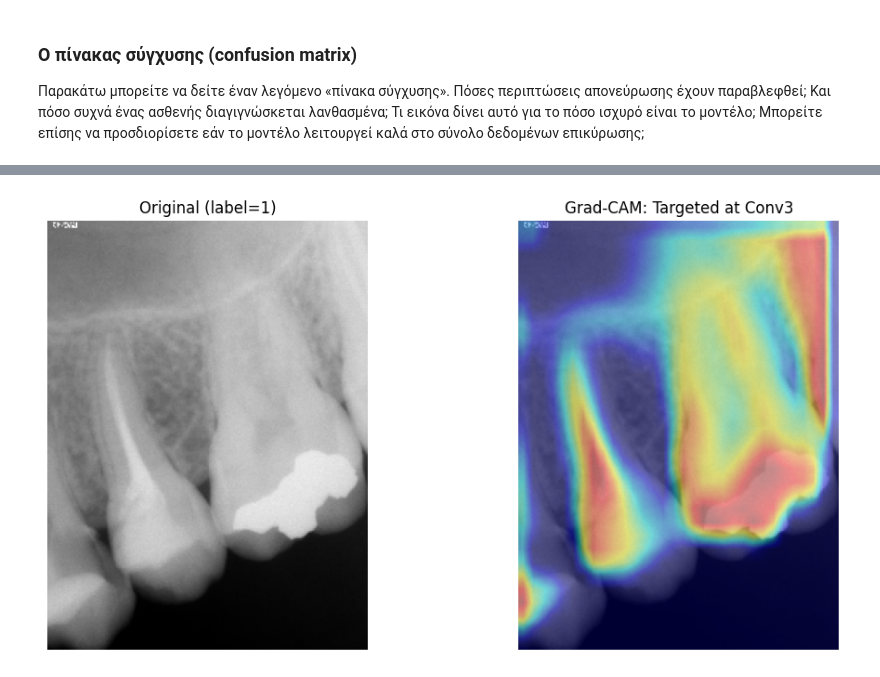
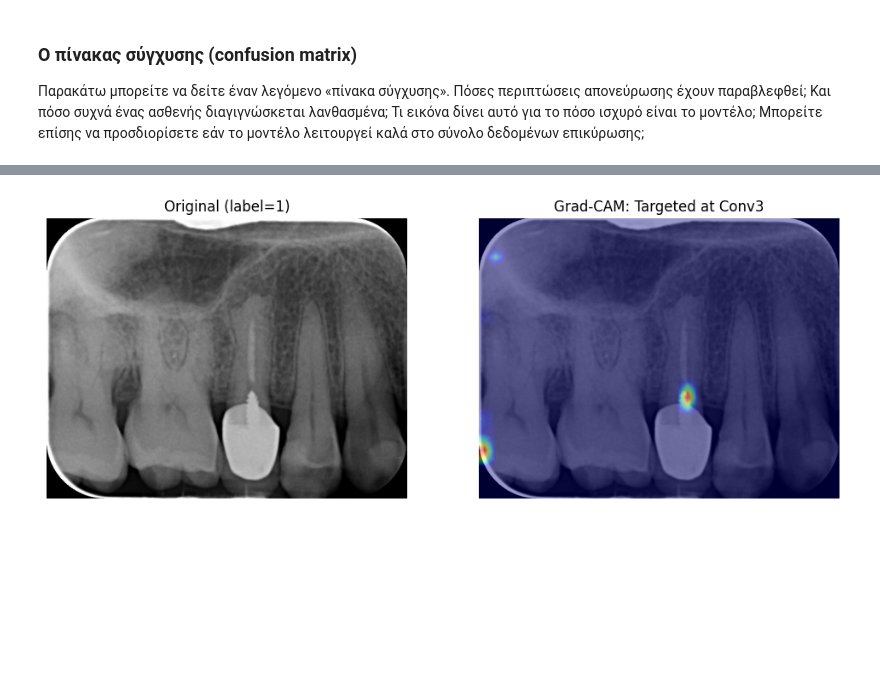
Before and after one commit to NicosStarreveld/WorkshopCNNs, a Jupyter notebook: workshop_οδοντιατρικη.ipynb, the cells around one changed output, grey strips where cells are left out. Cells and saved outputs as stored; diff of their text form; code cells hidden in the pictures; blank space fills up the shorter version.

```diff
--- a/workshop_οδοντιατρικη.ipynb
+++ b/workshop_οδοντιατρικη.ipynb
@@ -560,32 +574,32 @@ def visualize_gradcam(model, dataset, index, device='cuda'):
     else:
         display_img = orig_img.astype(np.uint8)
 
     # Resize CAM to match original image size
     cam_resized = cv2.resize(cam, (display_img.shape[1], display_img.shape[0]))
 
     # Create Heatmap
     heatmap = cv2.applyColorMap(np.uint8(255 * cam_resized), cv2.COLORMAP_JET)
     heatmap = cv2.cvtColor(heatmap, cv2.COLOR_BGR2RGB)
 
     # Overlay
     # We convert display_img to 3 channels to match the heatmap
     background = np.stack([display_img]*3, axis=-1)
     overlay = 0.4 * heatmap + 0.6 * background
     overlay = np.clip(overlay, 0, 255).astype(np.uint8)
 
     plt.figure(figsize=(12, 6))
     plt.subplot(1, 2, 1)
     plt.imshow(display_img, cmap='gray')
     plt.title(f"Original (label={label})")
     plt.axis('off')
 
     plt.subplot(1, 2, 2)
     plt.imshow(overlay)
     plt.title("Grad-CAM: Targeted at Conv3")
     plt.axis('off')
     plt.show()
 
 # Run it on a known positive image
-visualize_gradcam(model, test_dataset, index=12)
+visualize_gradcam(model, test_dataset, index=35)
 # %% [output]
-[figure, old version]
+[figure, new version]
```
Also changed, not shown: parts of 10 cells of this notebook.
